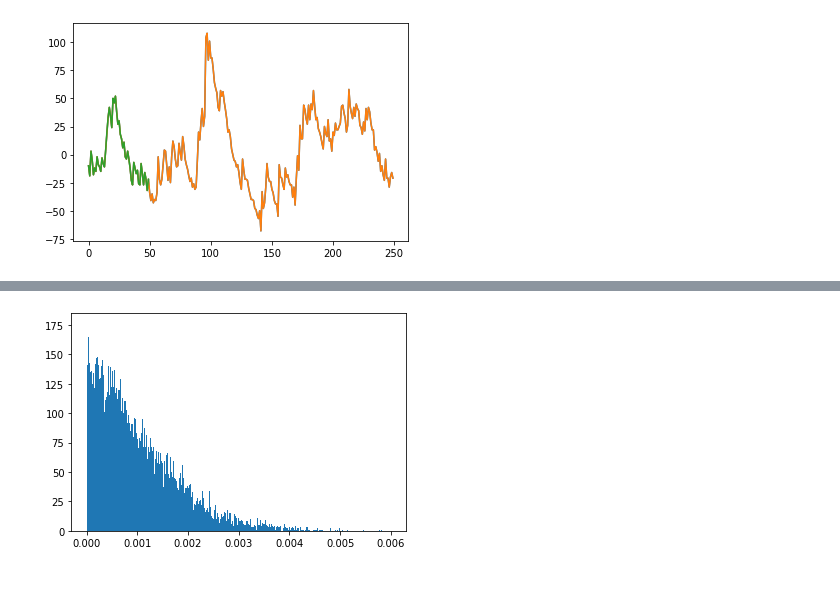
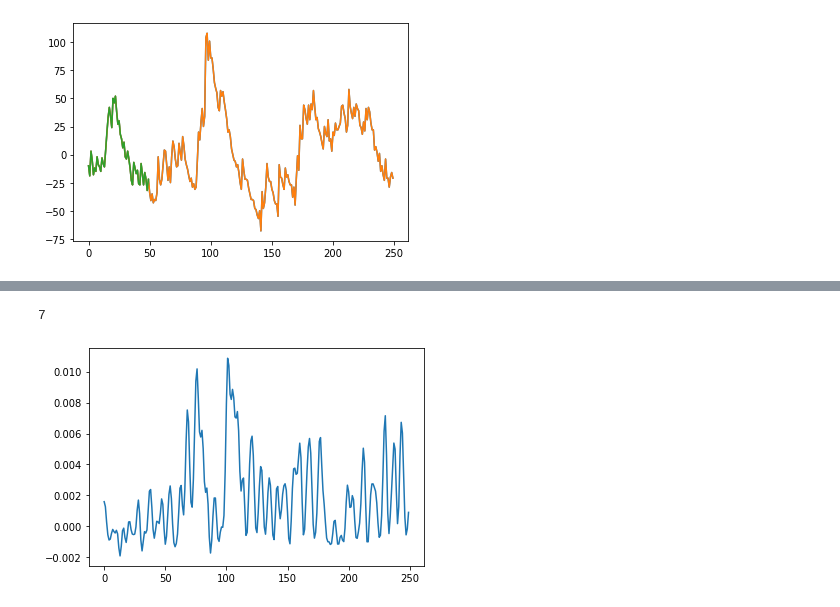
Before and after one commit to rodralva/andres_IR02_RT_eficiencia, a Jupyter notebook: data_process.ipynb, the cells around one changed output, grey strips where cells are left out. Saved outputs shown, nothing was run; the diff lists cells and outputs as text; code cells hidden in the pictures.

```diff
--- a/data_process.ipynb
+++ b/data_process.ipynb
@@ -178,4 +181,6 @@ plt.hist(A_PEAK_filtered[PED_filtered<0.002],2000,[0,0.06]);
-# %%
-plt.hist(PED_filtered,1000,[0,0.006]);
-# %% [output]
-[figure, removed]
+# %%
+plt.plot(WVF_filtered[PED_STD<0.001][2])
+len(WVF_filtered[PED_STD<0.001])
+# %% [output]
+7
+[figure, added]
```
Also changed, not shown: parts of 2 cells of this notebook.
